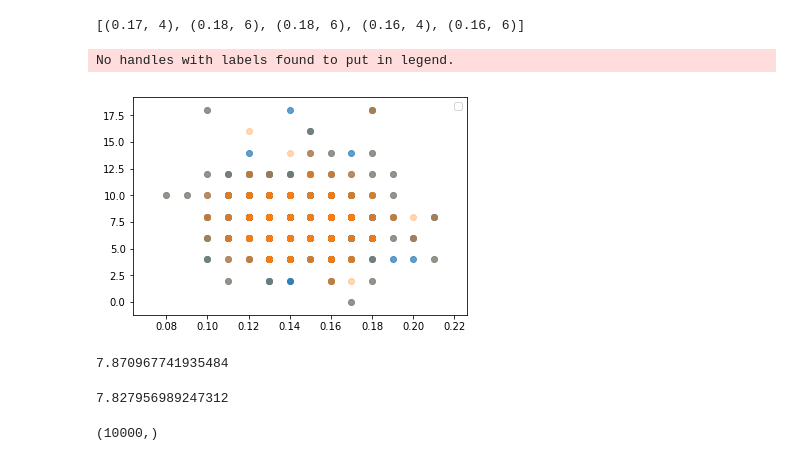
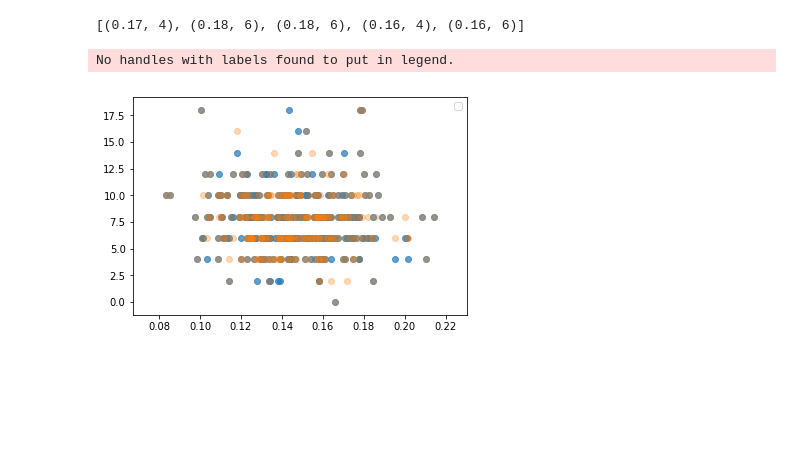
Before and after one commit to msarrias/protein-multial-noise-reduction, a Jupyter notebook: results/results.ipynb, the cells around one changed output. Cells and saved outputs as stored; diff of their text form; code cells hidden in the pictures; blank space fills up the shorter version.

```diff
--- a/results/results.ipynb
+++ b/results/results.ipynb
@@ -166,29 +206,23 @@ original_distance_noise_level_tuple_list = [(value[2], value[0]) for value in te
 reduced_distance_noise_level_tuple_list[:5]
 # %% [output]
 [(0.17, 4), (0.18, 6), (0.18, 6), (0.16, 4), (0.16, 6)]
+# %%
+original_distance_list = [value[0] for value in asymmetric_0_5_dict.values()]
 # %%
-noise_level_list = [value[2] for value in test_data_dict.values()]
+noise_level_list = [value[2] for value in asymmetric_0_5_dict.values()]
 # %%
-reduced_distance_noise_level_tuple_list = [(value[2], value[1]) for value in test_data_dict.values()]
+reduced_distance_list = [value[1] for value in asymmetric_0_5_dict.values()]
 # %%
 # plot_idx = np.random.permutation(data.shape[0])
 # colors = pd.factorize(classes)
 fig, ax = plt.subplots()
 ax.scatter(noise_level_list,
            original_distance_list,
            alpha=0.7
            )
-ax.scatter(noise_level_list, reduced_noise_distance_list, alpha=0.3)
+ax.scatter(noise_level_list, reduced_distance_list, alpha=0.3)
 plt.legend()
 plt.show()
 # %% [output]
 No handles with labels found to put in legend.
-[figure, old version]
+[figure, new version]
-# %%
-np.mean(diff_original_distance_list)
-# %% [output]
-7.870967741935484
-# %%
-np.mean(diff_reduced_distance_list)
-# %% [output]
-7.827956989247312
@@ -206,4 +228,0 @@ test = data[plot_idx, 0]
-# %%
-test.shape
-# %% [output]
-(10000,)
```
Also changed, not shown: parts of 32 cells of this notebook, 14 other files.
